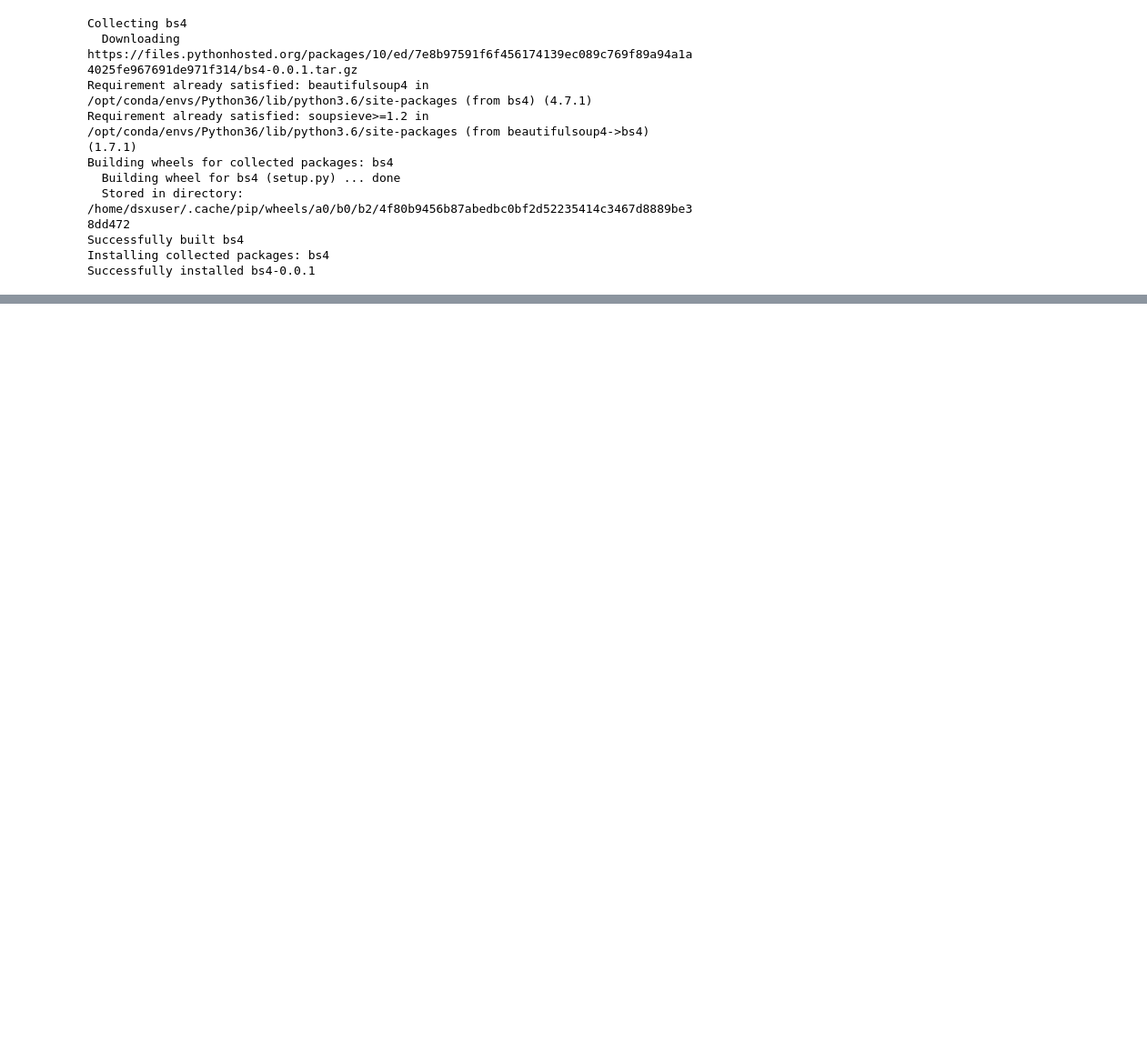
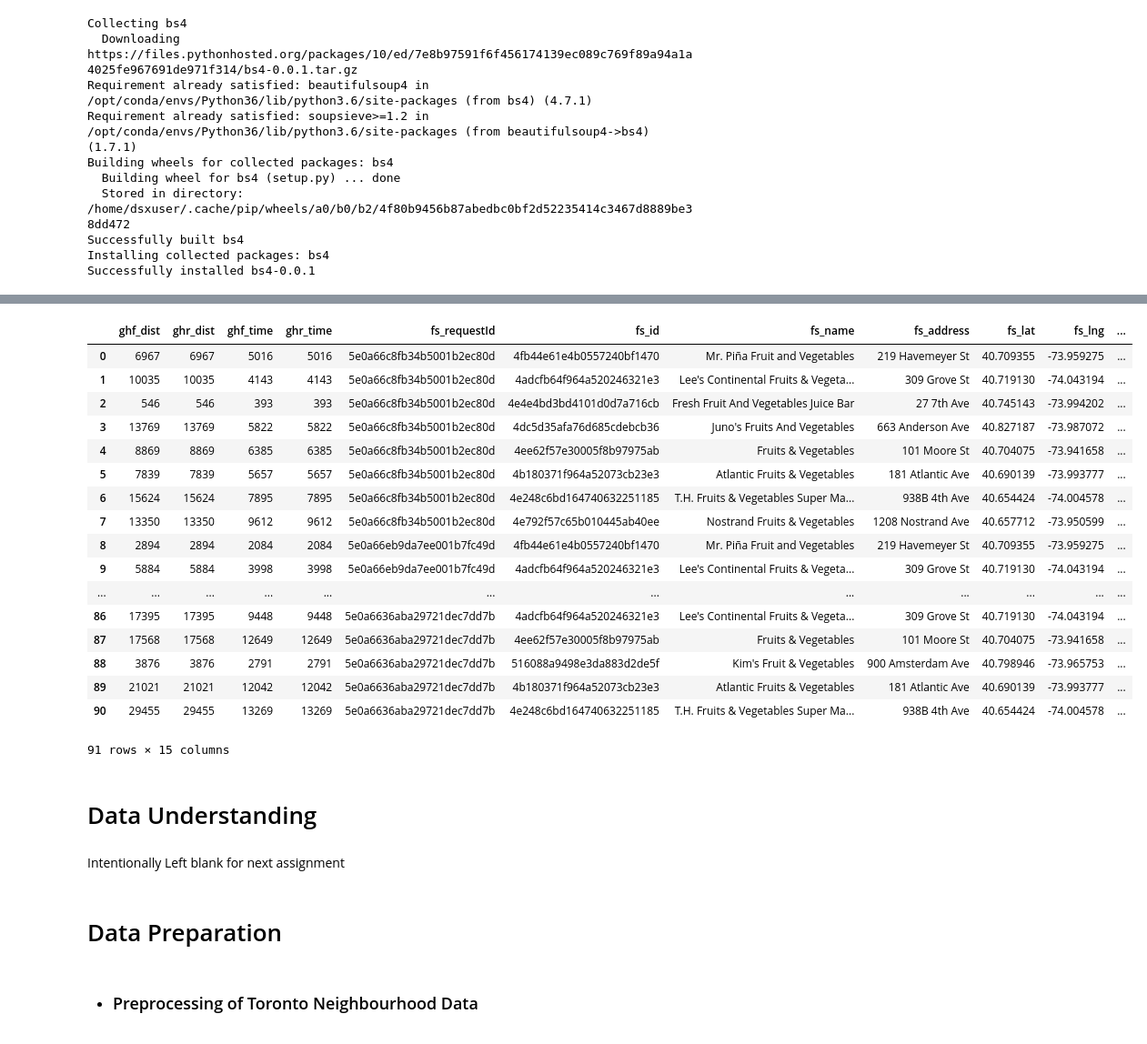
Before and after one commit to narsi16-edu/Coursera_Capstone, a Jupyter notebook: capstone_notebook.ipynb, the cells around one changed output, grey strips where cells are left out. Shown: that part at 91% size. Drawn from its saved outputs; the diff is of its cells as text; code cells hidden in the pictures; blank space fills up the shorter version.

```diff
--- a/capstone_notebook.ipynb
+++ b/capstone_notebook.ipynb
@@ -664,0 +668,3 @@ matrix_df
+# %%
+ny_ziph_df = ny_ziph_df.reset_index()
+ny_ziph_df.head(50)
@@ -664,0 +691,13 @@ matrix_df
+# %%
+import pgeocode
+
+nomi = pgeocode.Nominatim('us')
+
+df_ny_ziph_gis = nomi.query_postal_code(ny_ziph_df['ZIP Codes'].to_list())
+df_ny_ziph_gis = df_ny_ziph_gis[['postal_code','latitude','longitude']]
+df_ny_ziph_gis.columns = ['ZIP Codes','latitude','longitude']
+
+ny_ziph_gis_df = pd.merge(ny_ziph_df,df_ny_ziph_gis)
+
+ny_ziph_gis_df = ny_ziph_gis_df.dropna()
+ny_ziph_gis_df
@@ -664,0 +722,3 @@ matrix_df
+# %%
+# hack to removed in final
+ny_ziph_gis_df = ny_ziph_gis_df.iloc[:10]
@@ -664,0 +732,29 @@ matrix_df
+# %%
+ny_ziph_gis_fs_df = query_four_square_using_pc_zip(ny_ziph_gis_df)
+# %%
+ny_ziph_gis_fs_df
+# %% [output]
+|  | ghf_dist | ghr_dist | ghf_time | ghr_time | fs_requestId | fs_id | fs_name | fs_address | fs_lat | fs_lng | ... |
+| 0 | 6967 | 6967 | 5016 | 5016 | 5e0a66c8fb34b5001b2ec80d | 4fb44e61e4b0557240bf1470 | Mr. Piña Fruit and Vegetables | 219 Havemeyer St | 40.709355 | -73.959275 | ... |
+| 1 | 10035 | 10035 | 4143 | 4143 | 5e0a66c8fb34b5001b2ec80d | 4adcfb64f964a520246321e3 | Lee's Continental Fruits & Vegeta... | 309 Grove St | 40.719130 | -74.043194 | ... |
+| 2 | 546 | 546 | 393 | 393 | 5e0a66c8fb34b5001b2ec80d | 4e4e4bd3bd4101d0d7a716cb | Fresh Fruit And Vegetables Juice Bar | 27 7th Ave | 40.745143 | -73.994202 | ... |
+| 3 | 13769 | 13769 | 5822 | 5822 | 5e0a66c8fb34b5001b2ec80d | 4dc5d35afa76d685cdebcb36 | Juno's Fruits And Vegetables | 663 Anderson Ave | 40.827187 | -73.987072 | ... |
+| 4 | 8869 | 8869 | 6385 | 6385 | 5e0a66c8fb34b5001b2ec80d | 4ee62f57e30005f8b97975ab | Fruits & Vegetables | 101 Moore St | 40.704075 | -73.941658 | ... |
+| 5 | 7839 | 7839 | 5657 | 5657 | 5e0a66c8fb34b5001b2ec80d | 4b180371f964a52073cb23e3 | Atlantic Fruits & Vegetables | 181 Atlantic Ave | 40.690139 | -73.993777 | ... |
+| 6 | 15624 | 15624 | 7895 | 7895 | 5e0a66c8fb34b5001b2ec80d | 4e248c6bd164740632251185 | T.H. Fruits & Vegetables Super Ma... | 938B 4th Ave | 40.654424 | -74.004578 | ... |
+| 7 | 13350 | 13350 | 9612 | 9612 | 5e0a66c8fb34b5001b2ec80d | 4e792f57c65b010445ab40ee | Nostrand Fruits & Vegetables | 1208 Nostrand Ave | 40.657712 | -73.950599 | ... |
+| 8 | 2894 | 2894 | 2084 | 2084 | 5e0a66eb9da7ee001b7fc49d | 4fb44e61e4b0557240bf1470 | Mr. Piña Fruit and Vegetables | 219 Havemeyer St | 40.709355 | -73.959275 | ... |
+| 9 | 5884 | 5884 | 3998 | 3998 | 5e0a66eb9da7ee001b7fc49d | 4adcfb64f964a520246321e3 | Lee's Continental Fruits & Vegeta... | 309 Grove St | 40.719130 | -74.043194 | ... |
+| ... | ... | ... | ... | ... | ... | ... | ... | ... | ... | ... | ... |
+| 86 | 17395 | 17395 | 9448 | 9448 | 5e0a6636aba29721dec7dd7b | 4adcfb64f964a520246321e3 | Lee's Continental Fruits & Vegeta... | 309 Grove St | 40.719130 | -74.043194 | ... |
+| 87 | 17568 | 17568 | 12649 | 12649 | 5e0a6636aba29721dec7dd7b | 4ee62f57e30005f8b97975ab | Fruits & Vegetables | 101 Moore St | 40.704075 | -73.941658 | ... |
+| 88 | 3876 | 3876 | 2791 | 2791 | 5e0a6636aba29721dec7dd7b | 516088a9498e3da883d2de5f | Kim's Fruit & Vegetables | 900 Amsterdam Ave | 40.798946 | -73.965753 | ... |
+| 89 | 21021 | 21021 | 12042 | 12042 | 5e0a6636aba29721dec7dd7b | 4b180371f964a52073cb23e3 | Atlantic Fruits & Vegetables | 181 Atlantic Ave | 40.690139 | -73.993777 | ... |
+| 90 | 29455 | 29455 | 13269 | 13269 | 5e0a6636aba29721dec7dd7b | 4e248c6bd164740632251185 | T.H. Fruits & Vegetables Super Ma... | 938B 4th Ave | 40.654424 | -74.004578 | ... |
+91 rows × 15 columns
+# %% [markdown]
+# Data Understanding
+# %% [markdown]
+Intentionally Left blank for next assignment
+# %% [markdown]
+# Data Preparation
@@ -664,0 +780,2 @@ matrix_df
+# %% [markdown]
+- ### Preprocessing of Toronto Neighbourhood Data
```
Also changed, not shown: parts of 99 cells of this notebook.
